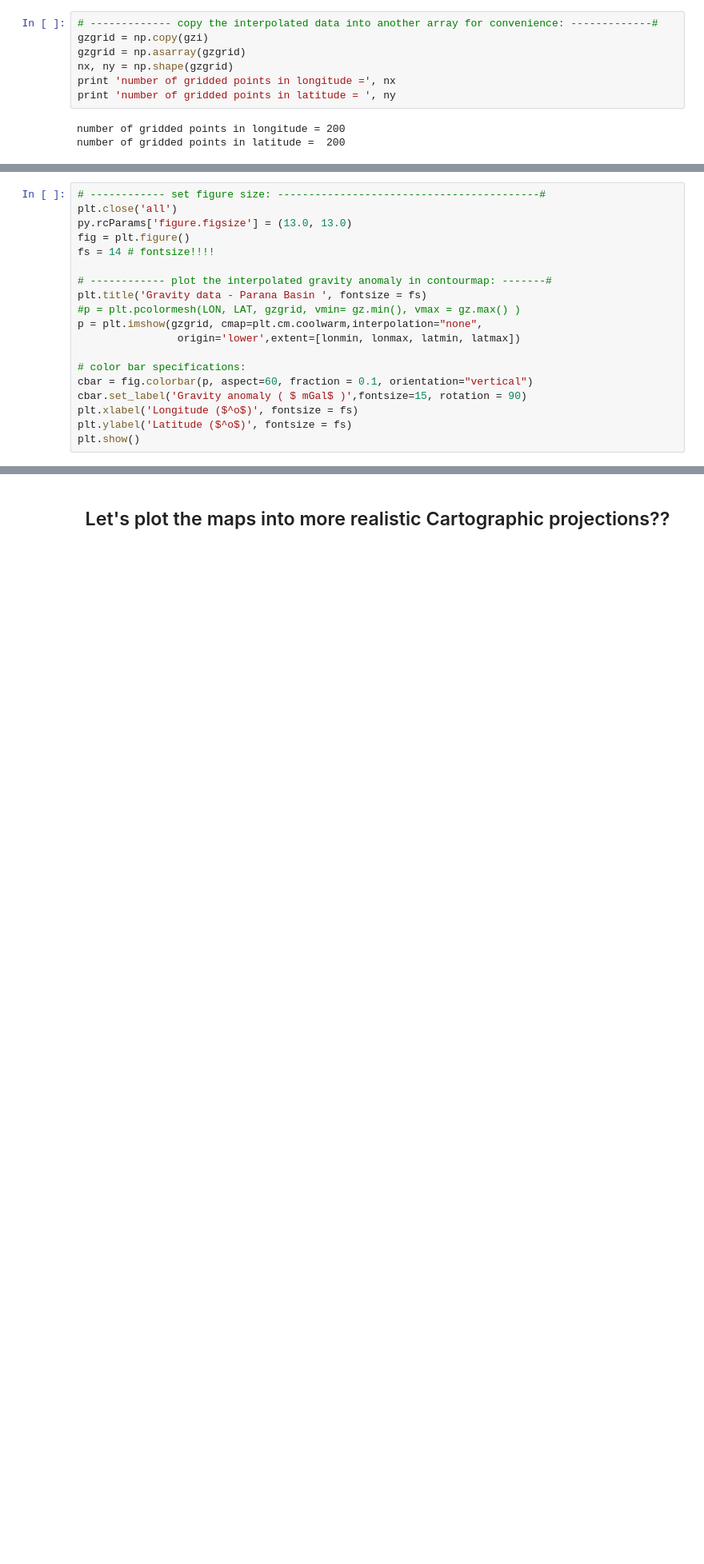
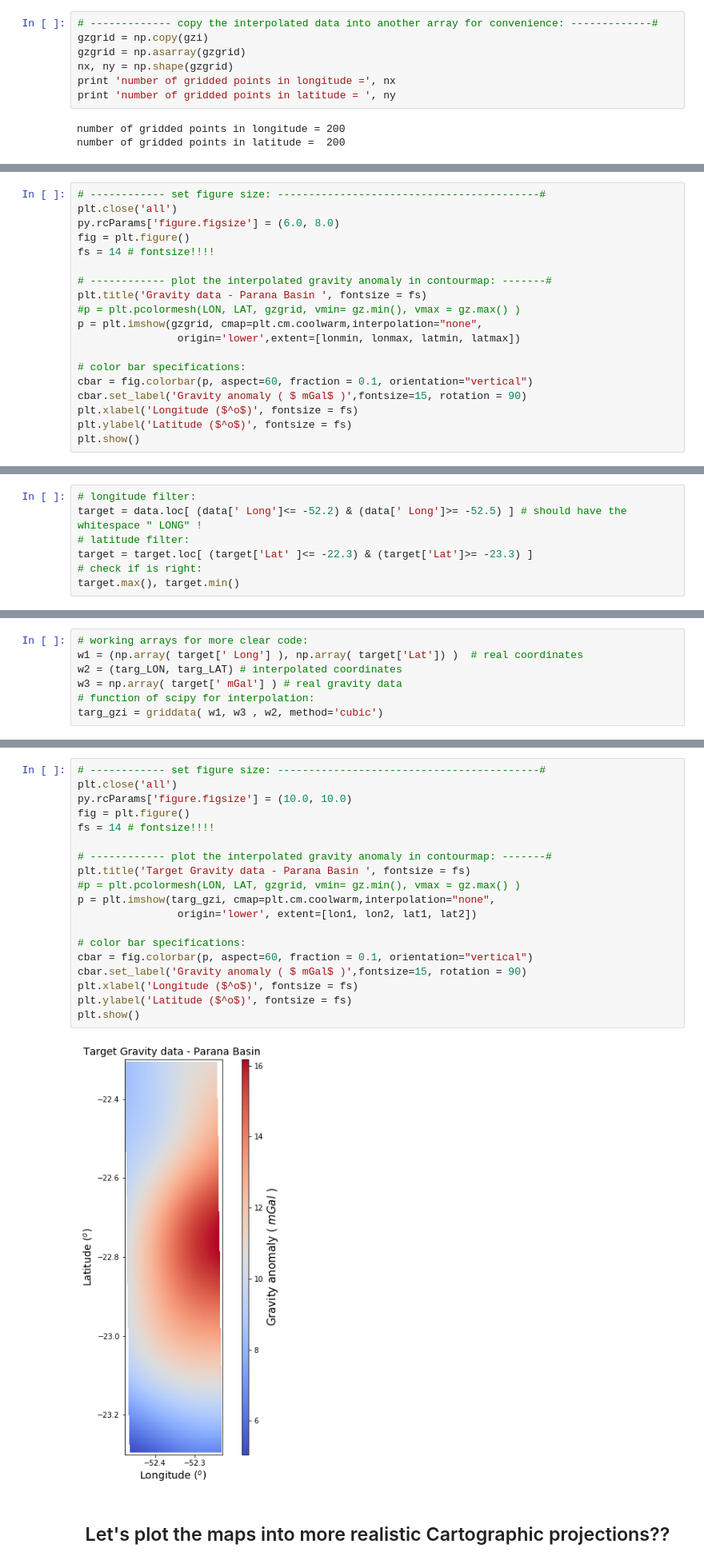
Before and after one commit to rodrigobijani/Congresso_Brasileiro_Geologia2018, a Jupyter notebook: scripts/real.ipynb, the cells around one changed output, grey strips where cells are left out. Shown: that part at 80% size. Saved outputs shown, nothing was run; the diff lists cells and outputs as text; blank space fills up the shorter version.

```diff
--- a/scripts/real.ipynb
+++ b/scripts/real.ipynb
@@ -171,7 +205,7 @@ gzgrid[J,I] = np.nan
 # %%
 # ------------ set figure size: ------------------------------------------#
 plt.close('all')
-py.rcParams['figure.figsize'] = (13.0, 13.0)
+py.rcParams['figure.figsize'] = (6.0, 8.0)
 fig = plt.figure()
 fs = 14 # fontsize!!!!
 
@@ -191,0 +228,7 @@ plt.show()
+# %%
+# longitude filter:
+target = data.loc[ (data[' Long']<= -52.2) & (data[' Long']>= -52.5) ] # should have the whitespace " LONG" !
+# latitude filter:
+target = target.loc[ (target['Lat' ]<= -22.3) & (target['Lat']>= -23.3) ]
+# check if is right:
+target.max(), target.min()
@@ -191,0 +272,7 @@ plt.show()
+# %%
+# working arrays for more clear code:
+w1 = (np.array( target[' Long'] ), np.array( target['Lat']) )  # real coordinates
+w2 = (targ_LON, targ_LAT) # interpolated coordinates
+w3 = np.array( target[' mGal'] ) # real gravity data
+# function of scipy for interpolation:
+targ_gzi = griddata( w1, w3 , w2, method='cubic')
@@ -192,3 +291,24 @@ plt.show()
+# %%
+# ------------ set figure size: ------------------------------------------#
+plt.close('all')
+py.rcParams['figure.figsize'] = (10.0, 10.0)
+fig = plt.figure()
+fs = 14 # fontsize!!!!
+
+# ------------ plot the interpolated gravity anomaly in contourmap: -------#
+plt.title('Target Gravity data - Parana Basin ', fontsize = fs)
+#p = plt.pcolormesh(LON, LAT, gzgrid, vmin= gz.min(), vmax = gz.max() )
+p = plt.imshow(targ_gzi, cmap=plt.cm.coolwarm,interpolation="none",
+                origin='lower', extent=[lon1, lon2, lat1, lat2])
+
+# color bar specifications:
+cbar = fig.colorbar(p, aspect=60, fraction = 0.1, orientation="vertical")
+cbar.set_label('Gravity anomaly ( $ mGal$ )',fontsize=15, rotation = 90)
+plt.xlabel('Longitude ($^o$)', fontsize = fs)
+plt.ylabel('Latitude ($^o$)', fontsize = fs)
+plt.show()
+# %% [output]
+[figure, added]
 # %% [markdown]
 ##  <center> Let's plot the maps into more realistic Cartographic projections?? <center>
 # %% [markdown]
```
Also changed, not shown: parts of 26 cells of this notebook.
